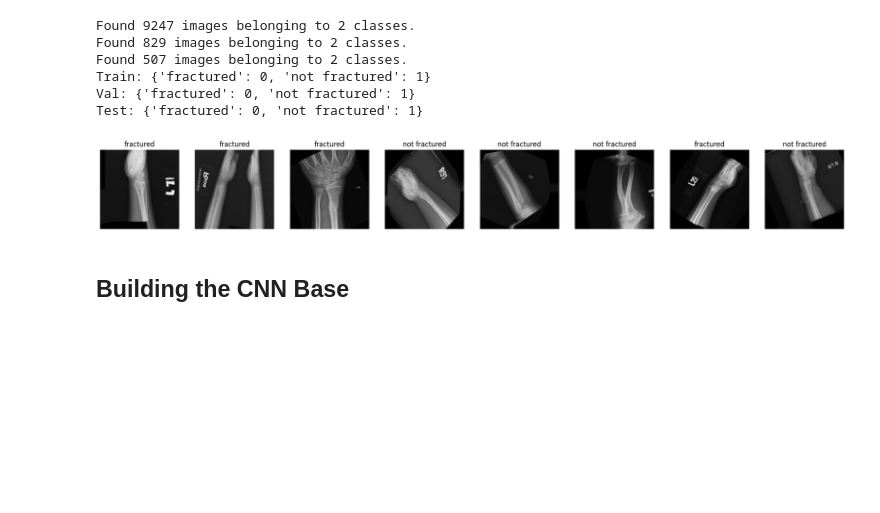
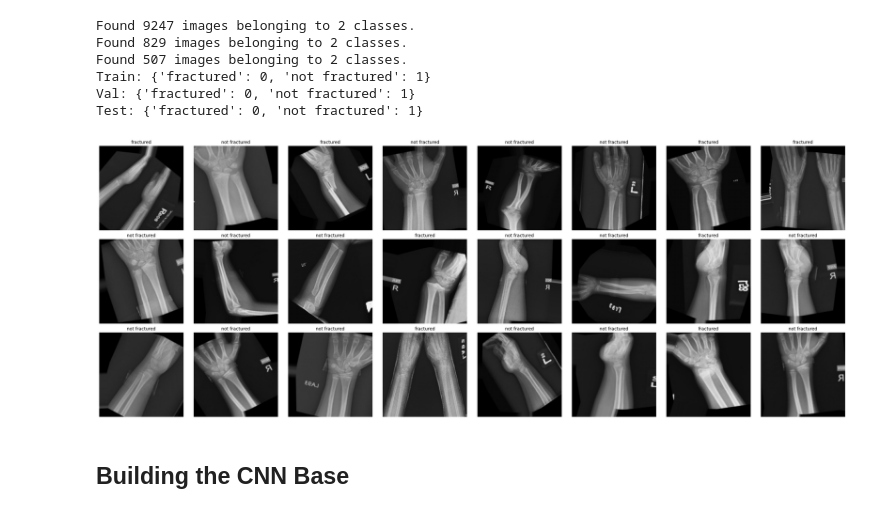
Before and after one commit to diya-vinod/Bone-Fracture-CNN, a Jupyter notebook: CNNBoneFracture.ipynb, the cells around one changed output. Saved outputs shown, nothing was run; the diff lists cells and outputs as text; code cells hidden in the pictures; blank space fills up the shorter version.

Commit message:
ran the model and added test image labels

```diff
--- a/CNNBoneFracture.ipynb
+++ b/CNNBoneFracture.ipynb
@@ -71,21 +71,30 @@ Val: {'fractured': 0, 'not fractured': 1}
 Test: {'fractured': 0, 'not fractured': 1}
 # %%
 images, labels = next(train_data)
-num_images = 8
 
-plt.figure(figsize=(24,24))
+num_images = 24
+rows = 3
+cols = num_images // rows
+
+plt.figure(figsize=(cols * 3, rows * 3))
 
 for i in range(num_images):
-    ax = plt.subplot(1, num_images, i+1)
+    ax = plt.subplot(rows, cols, i + 1)
     plt.imshow(images[i])
-    label = int(labels[i])
-    class_name = list(train_data.class_indices.keys())[label]
-    plt.title(class_name)
+
+    if labels[i].shape == ():
+        label_index = int(labels[i])
+    else:
+        label_index = labels[i].argmax()
+
+    class_name = list(train_data.class_indices.keys())[label_index]
+    plt.title(class_name, fontsize=10)
     plt.axis('off')
 
+plt.tight_layout()
 plt.show()
 # %% [output]
-[figure, old version]
+[figure, new version]
 # %% [markdown]
 ## Building the CNN Base
 # %%
```
Also changed, not shown: parts of 11 cells of this notebook.
